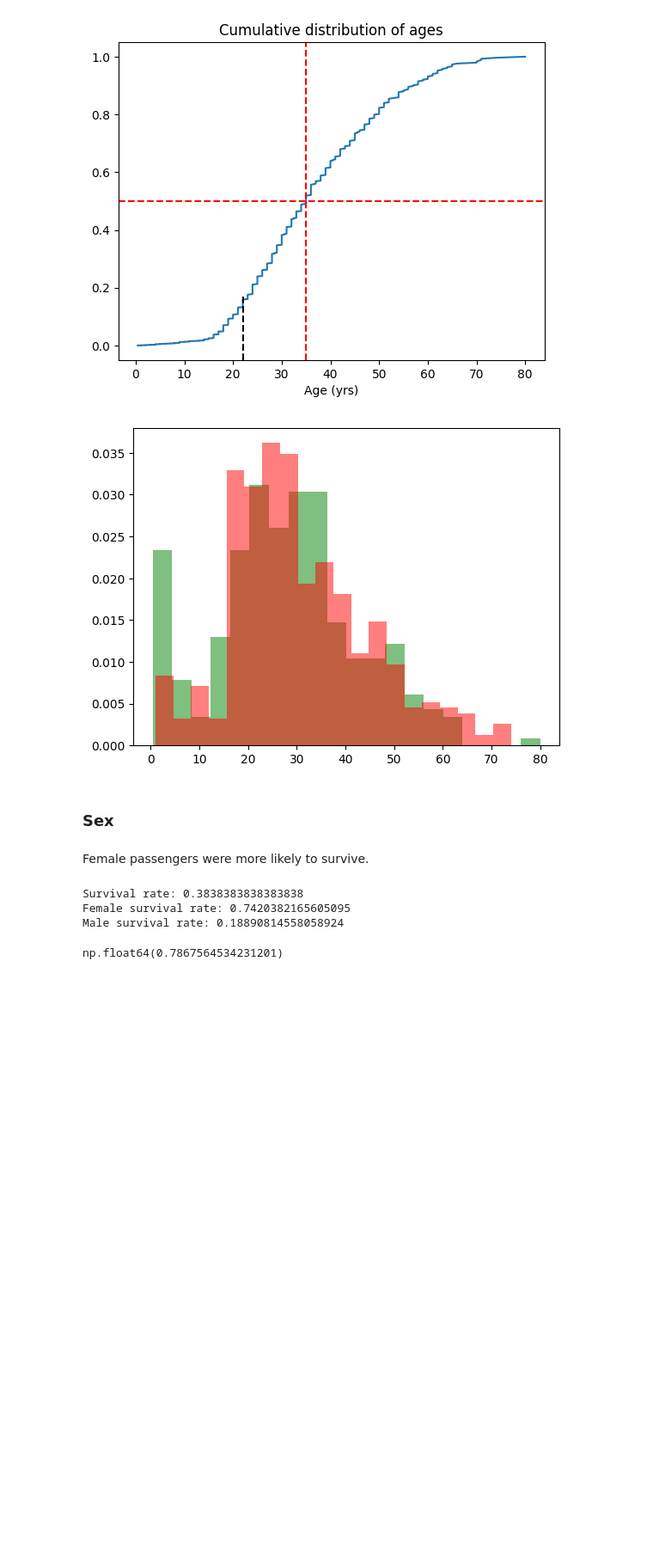
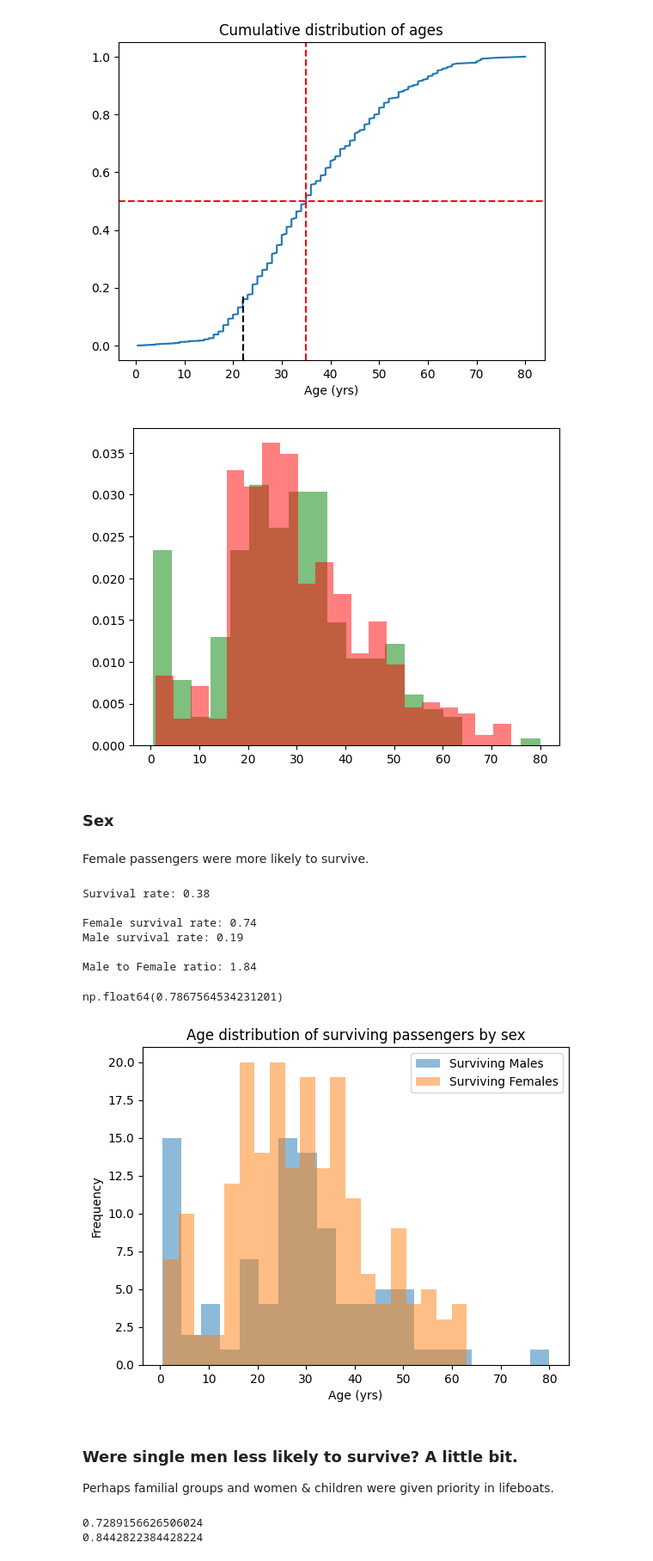
Before and after one commit to jacb1729/Titanic-Kaggle-Competition, a Jupyter notebook: notebooks/EDA.ipynb, the cells around one changed output. Shown at 86% size. Drawn from its saved outputs; the diff is of its cells as text; code cells hidden in the pictures; blank space fills up the shorter version.

```diff
--- a/notebooks/EDA.ipynb
+++ b/notebooks/EDA.ipynb
@@ -62,16 +62,48 @@ plt.hist(ages[labels == 0], bins=20, density=True, alpha=0.5, color='r', label='
 # %% [markdown]
 Female passengers were more likely to survive.
 # %%
-print(f'Survival rate: {get_survival_rate(train)}')
+print(f'Survival rate: {get_survival_rate(train):.2f}')
+print("")
+print(f'Female survival rate: {get_survival_rate(train[train['Sex'] == 'female']):.2f}')
+print(f'Male survival rate: {get_survival_rate(train[train.Sex == 'male']):.2f}')
+print("")
 
-print(f'Female survival rate: {get_survival_rate(train[train['Sex'] == 'female'])}')
-print(f'Male survival rate: {get_survival_rate(train[train.Sex == 'male'])}')
+male_count = train[train['Sex'] == 'male'].shape[0]
+female_count = train[train['Sex'] == 'female'].shape[0]
+ratio = male_count / female_count
+print(f'Male to Female ratio: {ratio:.2f}')
 # %% [output]
-Survival rate: 0.3838383838383838
-Female survival rate: 0.7420382165605095
-Male survival rate: 0.18890814558058924
+Survival rate: 0.38
+
+Female survival rate: 0.74
+Male survival rate: 0.19
+
+Male to Female ratio: 1.84
 # %%
 sex_model = model.SexBaselineModel()
 sex_model.evaluate(train, train['Survived'])
 # %% [output]
 np.float64(0.7867564534231201)
+# %%
+surviving_males = train[(train['Sex'] == 'male') & (train['Survived'] == 1)]['Age'].dropna()
+surviving_females = train[(train['Sex'] == 'female') & (train['Survived'] == 1)]['Age'].dropna()
+
+plt.hist(surviving_males, bins=20, alpha=0.5, label='Surviving Males')
+plt.hist(surviving_females, bins=20, alpha=0.5, label='Surviving Females')
+plt.title('Age distribution of surviving passengers by sex')
+plt.xlabel('Age (yrs)')
+plt.ylabel('Frequency')
+plt.legend()
+plt.show()
+# %% [output]
+[figure, added]
+# %% [markdown]
+### Were single men less likely to survive? A little bit.
+
+Perhaps familial groups and women & children were given priority in lifeboats.
+# %%
+print(get_death_rate(train[(train.Sex == 'male') & ((train.Parch > 0) | (train.SibSp > 0))]))
+print(get_death_rate(train[(train.Sex == 'male') & ((train.Parch == 0) & (train.SibSp == 0))]))
+# %% [output]
+0.7289156626506024
+0.8442822384428224
```
Also changed, not shown: parts of 13 cells of this notebook, 2 other files.
